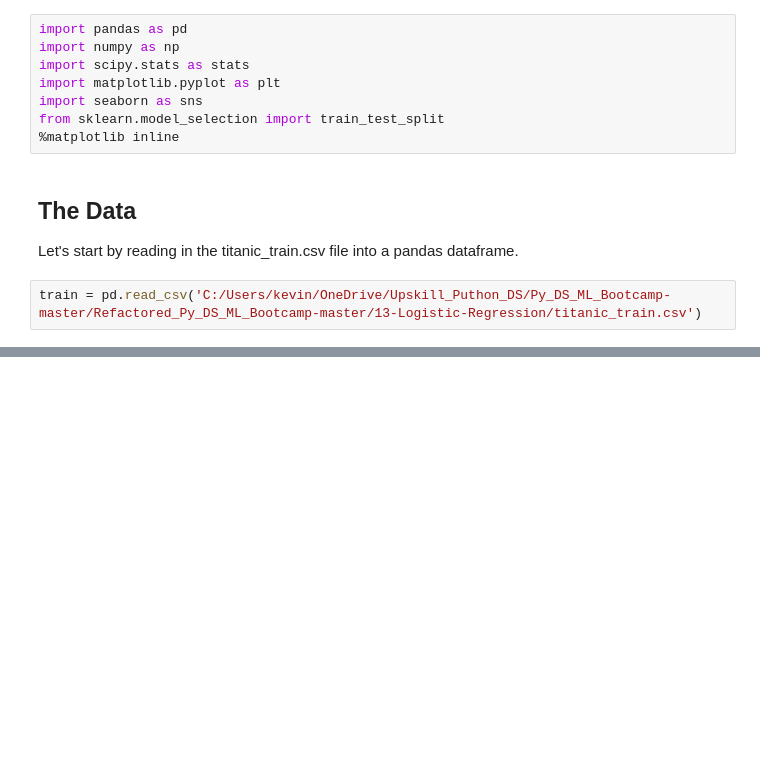
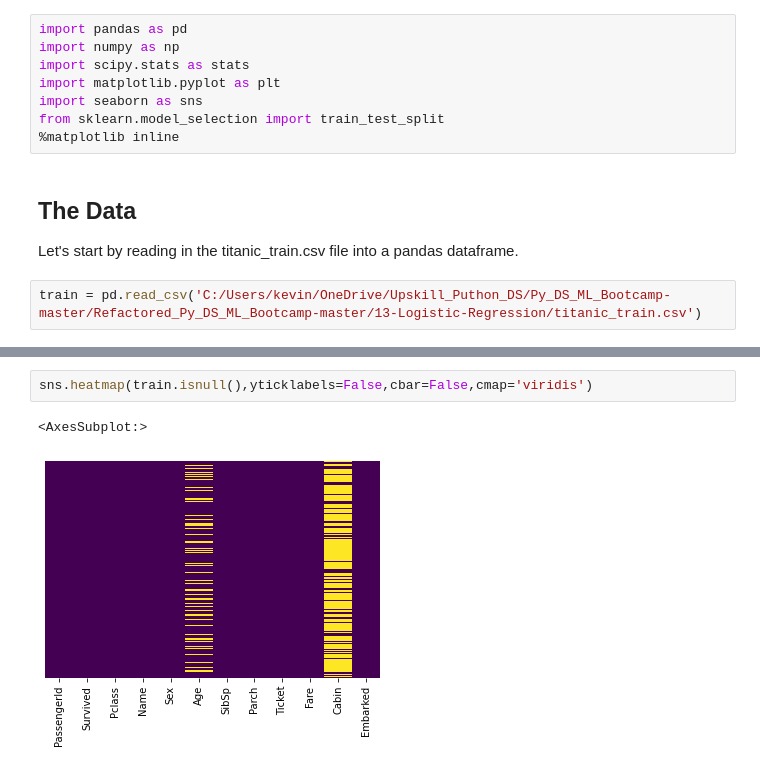
Before and after one commit to kevinprinsloo/My_Machine_Learning_Notebooks, a Jupyter notebook: Logistic_Regression/Titanic_Notes.ipynb, the cells around one changed output, grey strips where cells are left out. Drawn from its saved outputs; the diff is of its cells as text; blank space fills up the shorter version.

Commit message:
Pst initial plotting

```diff
--- a/Logistic_Regression/Titanic_Notes.ipynb
+++ b/Logistic_Regression/Titanic_Notes.ipynb
@@ -35,0 +64,5 @@ train.head()
+# %%
+sns.heatmap(train.isnull(),yticklabels=False,cbar=False,cmap='viridis')
+# %% [output]
+<AxesSubplot:>
+[figure, added]
```
Also changed, not shown: parts of 26 cells of this notebook.
